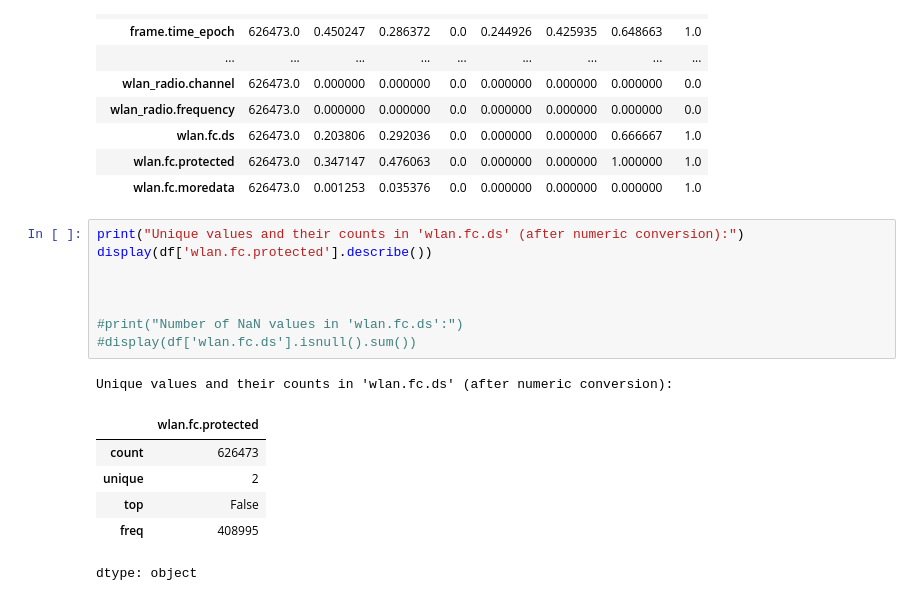
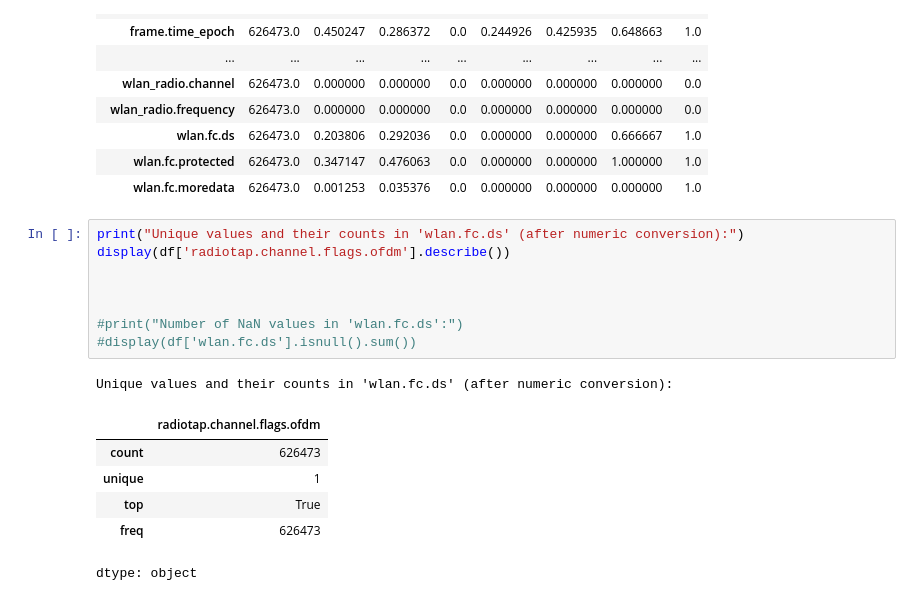
Before and after one commit to caroline-2204/AIWIDS_TEAM-21, a Jupyter notebook: ai-wids-complete/notebooks/Deauth.ipynb, the cells around one changed output. Drawn from its saved outputs; the diff is of its cells as text.

```diff
--- a/ai-wids-complete/notebooks/Deauth.ipynb
+++ b/ai-wids-complete/notebooks/Deauth.ipynb
@@ -184,17 +189,17 @@ display(df_scaled.describe().T)
 | wlan.fc.moredata | 626473.0 | 0.001253 | 0.035376 | 0.0 | 0.000000 | 0.000000 | 0.000000 | 1.0 |
 # %%
 print("Unique values and their counts in 'wlan.fc.ds' (after numeric conversion):")
-display(df['wlan.fc.protected'].describe())
+display(df['radiotap.channel.flags.ofdm'].describe())
 
 
 
 #print("Number of NaN values in 'wlan.fc.ds':")
 #display(df['wlan.fc.ds'].isnull().sum())
 # %% [output]
 Unique values and their counts in 'wlan.fc.ds' (after numeric conversion):
-|  | wlan.fc.protected |
+|  | radiotap.channel.flags.ofdm |
 | count | 626473 |
-| unique | 2 |
-| top | False |
-| freq | 408995 |
+| unique | 1 |
+| top | True |
+| freq | 626473 |
 dtype: object
```
Also changed, not shown: parts of 2 cells of this notebook.
